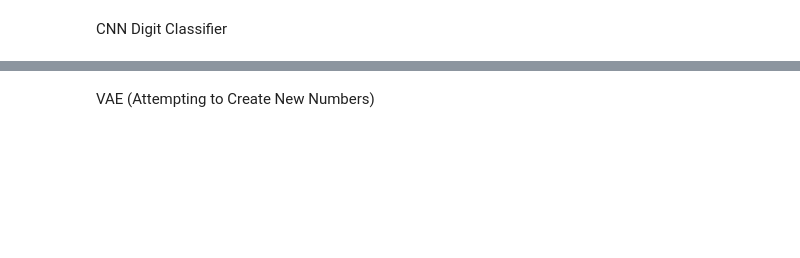
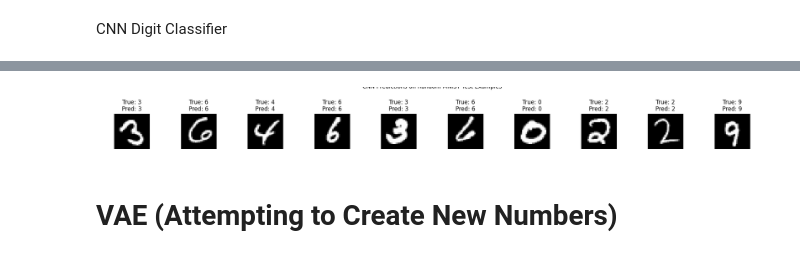
Before and after one commit to Jack-p-hammer/Creating_New_Numbers, a Jupyter notebook: Making_New_Numbers.ipynb, the cells around one changed output, grey strips where cells are left out. Drawn from its saved outputs; the diff is of its cells as text; code cells hidden in the pictures; blank space fills up the shorter version.

```diff
--- a/Making_New_Numbers.ipynb
+++ b/Making_New_Numbers.ipynb
@@ -112,5 +115,45 @@ plt.show()
+# %%
+import random
+import matplotlib.pyplot as plt
+
+# Make sure the classifier is in eval mode
+clf.eval()
+
+# Number of examples to show
+n_examples = 10
+
+# Randomly pick indices from the test set
+indices = random.sample(range(len(X_test_norm)), n_examples)
+
+# Prepare a row of subplots
+fig, axes = plt.subplots(1, n_examples, figsize=(n_examples*2, 2))
+for ax, idx in zip(axes, indices):
+    # raw image for display (in [0,1])
+    img_raw = X_test_raw[idx].squeeze(0)       # torch tensor shape (28,28)
+    # normalized image for input (batch dim + channel dim)
+    img_norm = X_test_norm[idx].unsqueeze(0).to(device)  # shape (1,1,28,28)
+    true_lbl = y_test[idx].item()
+
+    # Run through the CNN and get the predicted class
+    with torch.no_grad():
+        logits = clf(img_norm)
+        pred_lbl = logits.argmax(dim=1).item()
+
+    # Plot
+    ax.imshow(img_raw.cpu().numpy(), cmap='gray', vmin=0, vmax=1)
+    ax.set_title(f"True: {true_lbl}\nPred: {pred_lbl}")
+    ax.axis('off')
+
+plt.suptitle("CNN Predictions on Random MNIST Test Examples", y=1.05)
+plt.tight_layout()
+plt.show()
+
+# Save the classifier model
+torch.save(clf.state_dict(), 'models/cnn_classifier.pt')
+# %% [output]
+[figure, added]
 # %% [markdown]
-VAE (Attempting to Create New Numbers)
+# VAE (Attempting to Create New Numbers)
 # %%
 class VAE(nn.Module):
     def __init__(self, zdim=2):
```
Also changed, not shown: parts of 4 cells of this notebook, 3 other files.
